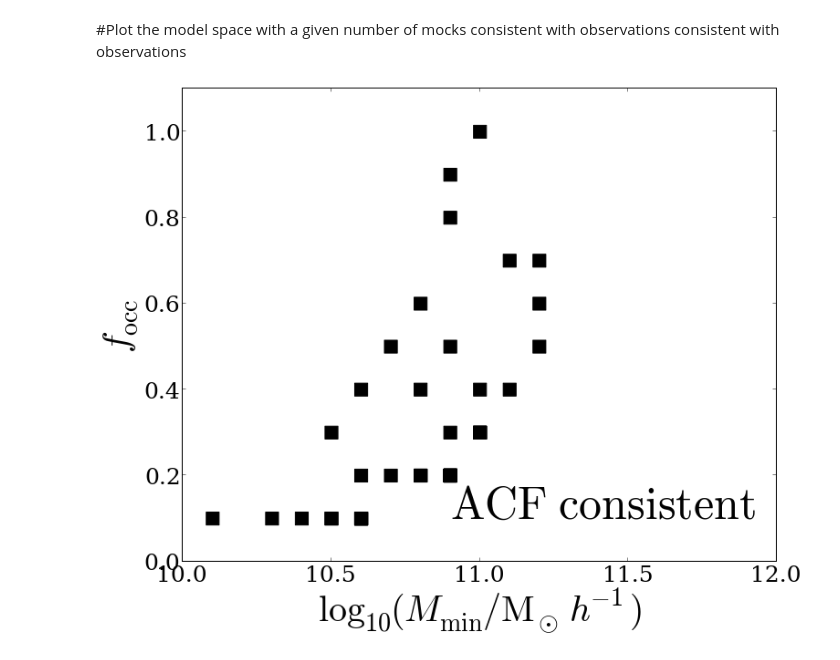
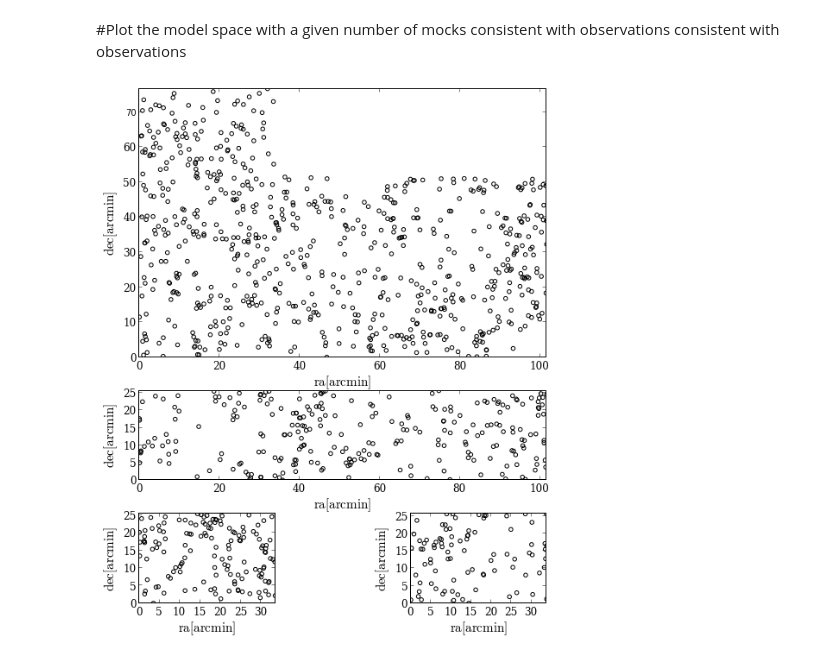
Before and after one commit to forero/CosmicVarianceLAES, a Jupyter notebook: code/paper.ipynb, the cells around one changed output. Cells and saved outputs as stored; diff of their text form; code cells hidden in the pictures.

Commit message:
implements as a paper figure the spatial halo distribution

```diff
--- a/code/paper.ipynb
+++ b/code/paper.ipynb
@@ -583,10 +582,10 @@ D_angular =  1622.4 # in Mpc from Ned Cosmo Calculator
 a_exp = 1.0/(3.1 +1.0)
 hmpc_to_arcmin = (180.0/pi) * 60.0 * ((a_exp * 1.0/h)/D_angular)
 #model setup
-min_mass = 11.1
-max_mass = 11.2
+min_mass = 10.4
+max_mass = 10.5
 
-f_occ = 0.7
+f_occ = 0.1
 
 # The first 7 are correlated, the next 3 as well, the last 2 are uncorrelated
 box_x_id = array([1,2,3,1,2,3,1,2,3,4,1,3])
@@ -677,7 +676,11 @@ Figure2 = False
 Figure3 = False
 Figure4 = False
 Figure5 = False
-Figure6 = True
+Figure6 = False
+Figure0 = True
+
+if Figure0:
+    plot_mocks_model(box_x_id, box_y_id, box_z_id, min_mass, max_mass, f_occ, "Figure0", hmpc_to_arcmin)
 
 if Figure1:
     make_figure1()
@@ -686,31 +689,31 @@ if Figure2:
     make_figure2('FOF', p_threshold=0.05, survey_name='match')
     make_figure2('FOF', p_threshold=0.05, survey_name='random')
     make_figure2('FOF', p_threshold=0.05, survey_name='full')
 
 if Figure3:
     make_figure3('FOF', p_threshold=0.05, survey_name='random')
     make_figure3('FOF', p_threshold=0.05, survey_name='match')
 
 if Figure4:
     make_figure4('FOF', p_threshold=0.05, survey_name='random')
     make_figure4('FOF', p_threshold=0.05, survey_name='match')
 
 if Figure5:
     make_figure5('FOF', p_threshold=0.05, survey_name='match', plane='mass')
     make_figure5('FOF', p_threshold=0.05, survey_name='match', plane='f_occ')
     make_figure5('FOF', p_threshold=0.05, survey_name='random', plane='mass')
     make_figure5('FOF', p_threshold=0.05, survey_name='random', plane='f_occ')
     make_figure5('FOF', p_threshold=0.05, survey_name='match', plane='mass', selection='mock_and_f_occ')
     make_figure5('FOF', p_threshold=0.05, survey_name='match', plane='f_occ', selection='mock_and_f_occ')
     make_figure5('FOF', p_threshold=0.05, survey_name='random', plane='mass', selection='mock_and_f_occ')
     make_figure5('FOF', p_threshold=0.05, survey_name='random', plane='f_occ', selection='mock_and_f_occ')
     make_figure5('FOF', p_threshold=0.05, survey_name='match', plane='mass', selection='f_occ')
     make_figure5('FOF', p_threshold=0.05, survey_name='match', plane='f_occ', selection='f_occ')
     make_figure5('FOF', p_threshold=0.05, survey_name='random', plane='mass', selection='f_occ')
     make_figure5('FOF', p_threshold=0.05, survey_name='random', plane='f_occ', selection='f_occ')
 
 if Figure6:
     make_figure6(plane='mass')
     make_figure6(plane='f_occ')
 # %% [output]
-[figure, old version]
+[figure, new version]
```
Also changed, not shown: parts of 1 cell of this notebook.
